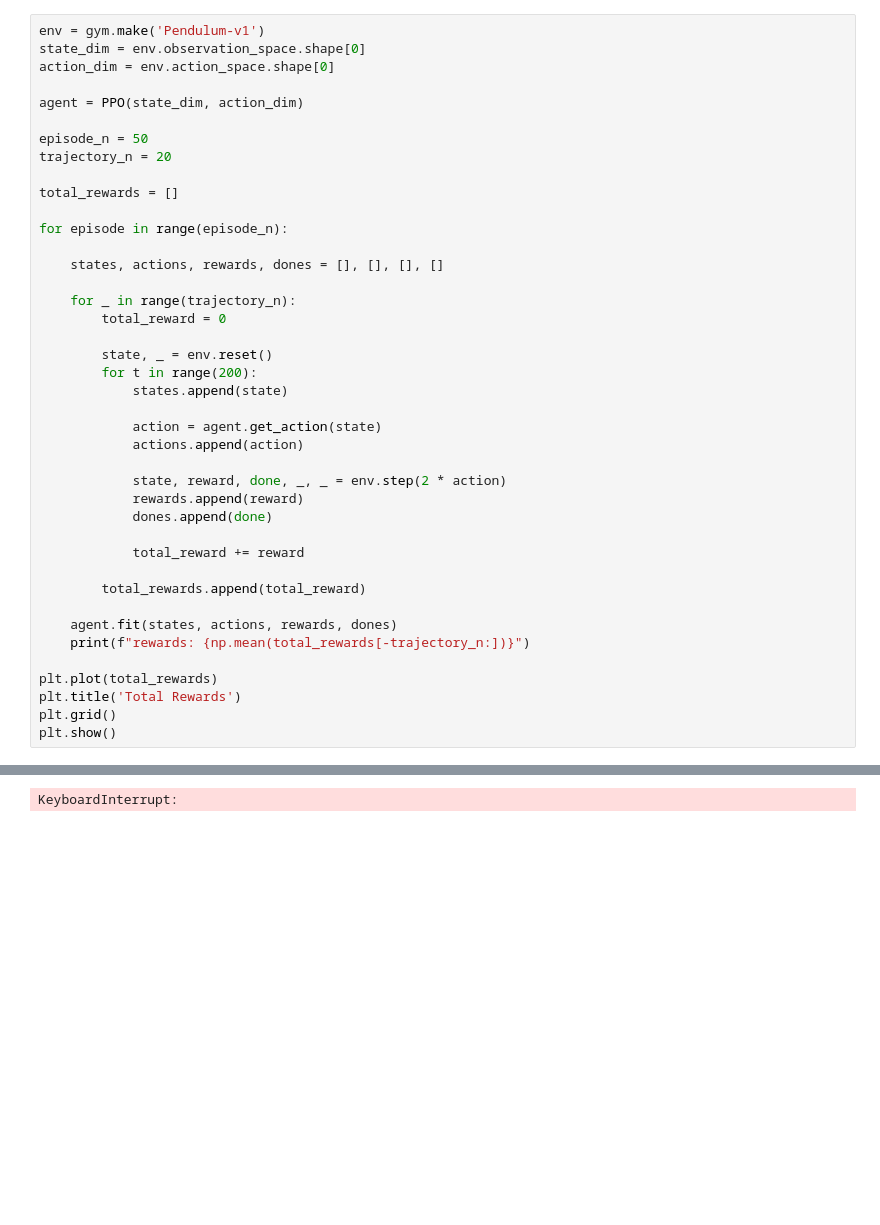
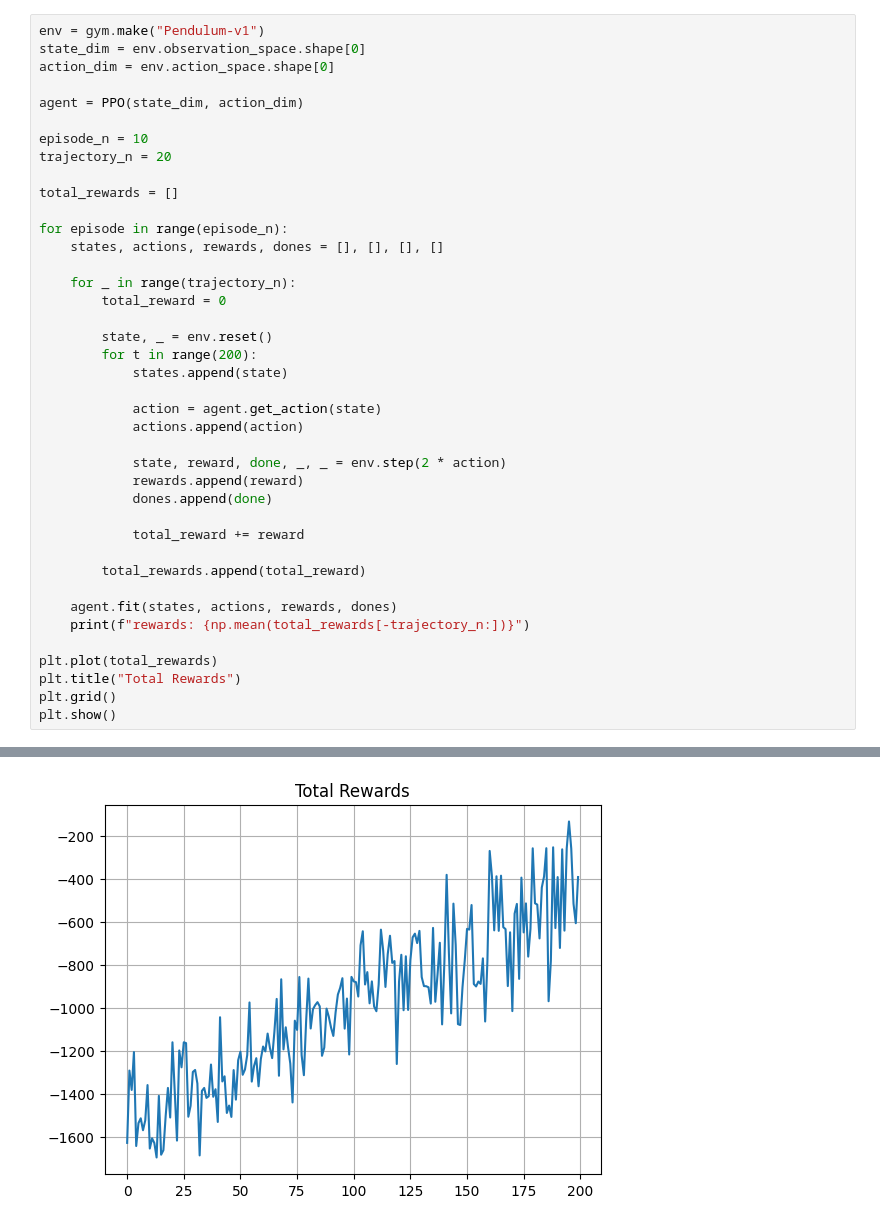
Before and after one commit to iameteron/rlib, a Jupyter notebook: rlib/stuff/ppo.ipynb, the cells around one changed output, grey strips where cells are left out. Cells and saved outputs as stored; diff of their text form; blank space fills up the shorter version.

```diff
--- a/rlib/stuff/ppo.ipynb
+++ b/rlib/stuff/ppo.ipynb
@@ -83,19 +103,18 @@ class PPO(nn.Module):
                 self.v_optimizer.step()
                 self.v_optimizer.zero_grad()
 # %%
-env = gym.make('Pendulum-v1')
+env = gym.make("Pendulum-v1")
 state_dim = env.observation_space.shape[0]
 action_dim = env.action_space.shape[0]
 
 agent = PPO(state_dim, action_dim)
 
-episode_n = 50
+episode_n = 10
 trajectory_n = 20
 
 total_rewards = []
 
 for episode in range(episode_n):
-
     states, actions, rewards, dones = [], [], [], []
 
     for _ in range(trajectory_n):
@@ -120,7 +139,7 @@ for episode in range(episode_n):
     print(f"rewards: {np.mean(total_rewards[-trajectory_n:])}")
 
 plt.plot(total_rewards)
-plt.title('Total Rewards')
+plt.title("Total Rewards")
 plt.grid()
 plt.show()
 # %% [output]
@@ -144 +156 @@ torch.Size([128, 1])
-KeyboardInterrupt:
+[figure, added]
```
Also changed, not shown: parts of 3 cells of this notebook, 25 other files.
